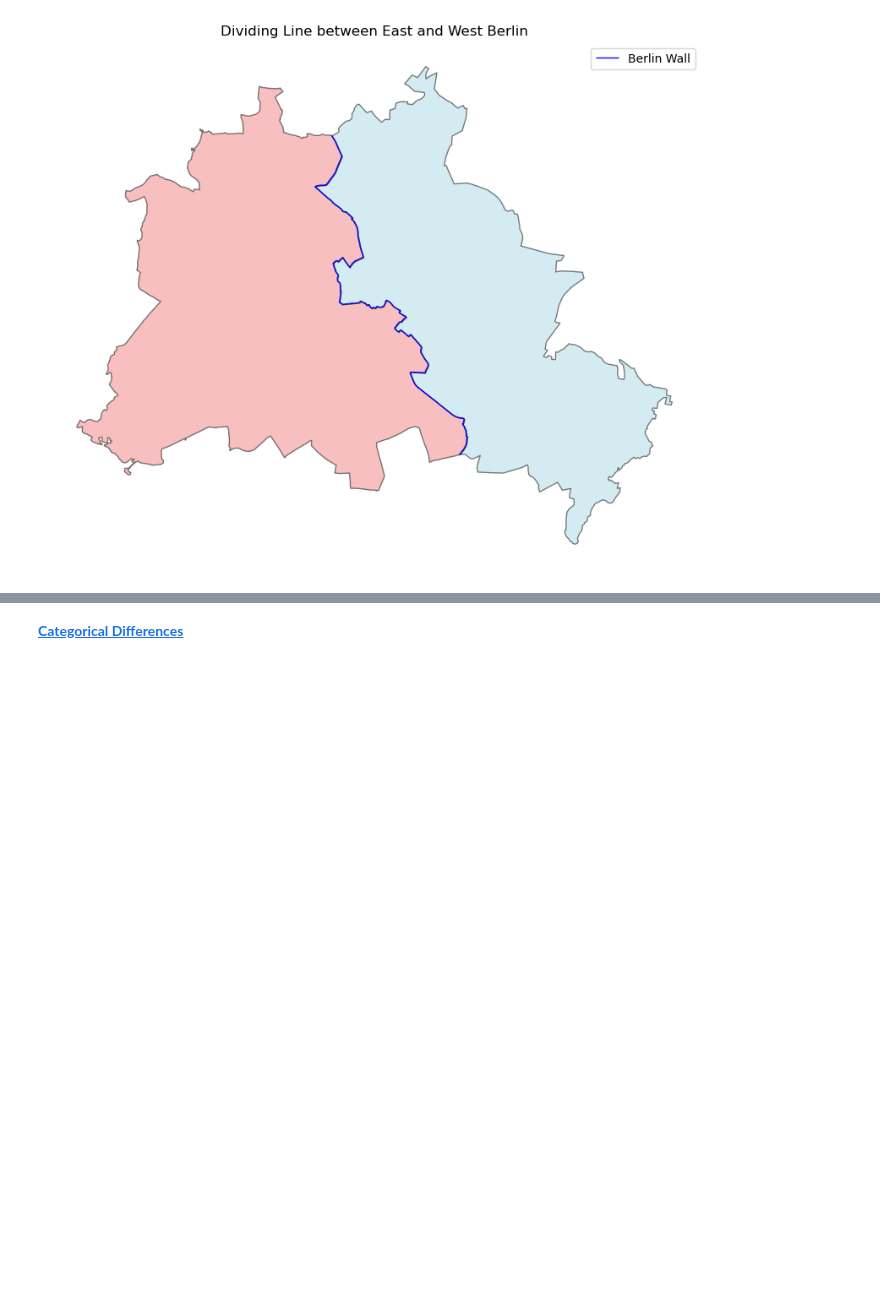
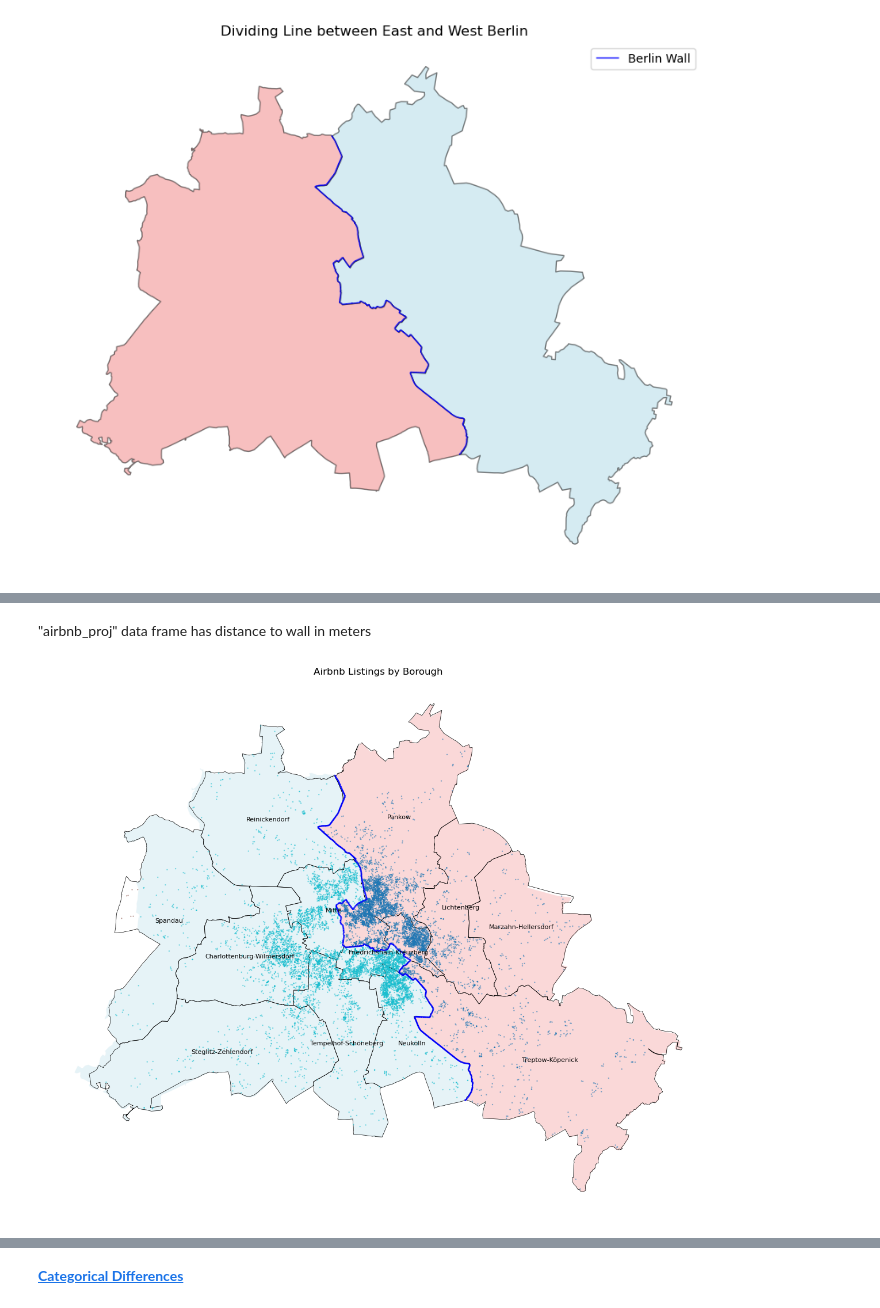
Before and after one commit to aayushrd/Data-Science, a Jupyter notebook: Data-Science-Project-aayush.ipynb, the cells around one changed output, grey strips where cells are left out. Saved outputs shown, nothing was run; the diff lists cells and outputs as text; code cells hidden in the pictures; blank space fills up the shorter version.

```diff
--- a/Data-Science-Project-aayush.ipynb
+++ b/Data-Science-Project-aayush.ipynb
@@ -246,6 +253,7 @@ wall_geom = wall_proj.geometry.iloc[0]
 
 # Calculate distance to the wall line for each Airbnb point
 airbnb_proj["distance_to_wall_m"] = airbnb_proj.geometry.distance(wall_geom)
+airbnb_gdf["distance_to_wall_m"] = airbnb_proj.geometry.distance(wall_geom)
 # %%
 # Keep only Airbnb listings within 1 km (1,000 meters) of the wall
 near_wall = airbnb_proj[airbnb_proj["distance_to_wall_m"] <= 1000]
@@ -271,0 +280,3 @@ plt.show()
+# %%
+borough = geopandas.read_file(data_dir+"/boroughs.geojson")
+borough
@@ -271,0 +301,10 @@ plt.show()
+# %%
+# Assign default category
+airbnb_gdf["borough"] = "Unknown"
+
+# Loop through each borough geometry and assign label
+for i, name in enumerate(borough["Gemeinde_n"]):
+    mask = airbnb_gdf.within(borough.geometry.iloc[i])
+    airbnb_gdf.loc[mask, "borough"] = name
+
+airbnb_gdf.head(5)
@@ -271,0 +319,25 @@ plt.show()
+# %% [markdown]
+"airbnb_proj" data frame has distance to wall in meters
+# %%
+fig, ax = plt.subplots(figsize=(15, 15))
+
+# Base layers
+east_berlin.plot(ax=ax, facecolor='lightcoral', edgecolor='white', alpha=0.3)
+west_berlin.plot(ax=ax, facecolor='lightblue', edgecolor='white', alpha=0.3)
+borough.plot(ax=ax, facecolor='none', edgecolor='black', linewidth= 0.5, alpha=1)
+dividing_line_gdf.plot(ax=ax, color='blue', linewidth=2)
+
+
+# Airbnb listings by borough (no legend)
+airbnb_gdf.plot(ax=ax, column="region", markersize=0.5, categorical=True, legend=False, alpha = 0.5)
+
+# Add borough names from borough GeoDataFrame
+for idx, row in borough.iterrows():
+    centroid = row['geometry'].centroid
+    ax.text(centroid.x, centroid.y, row['Gemeinde_n'], fontsize=8,  ha='center', va='center')
+
+plt.title("Airbnb Listings by Borough")
+plt.axis("off")
+plt.show()
+# %% [output]
+[figure, added]
```
Also changed, not shown: parts of 26 cells of this notebook.
